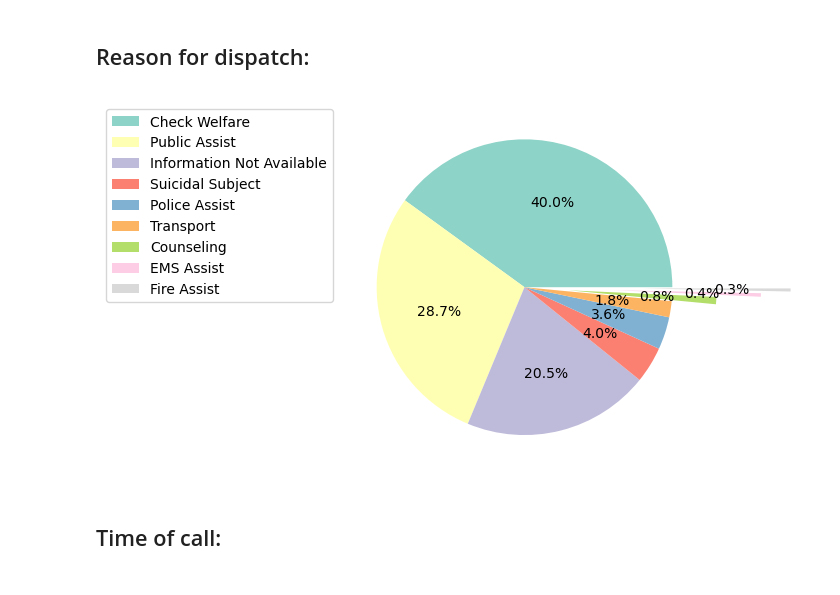
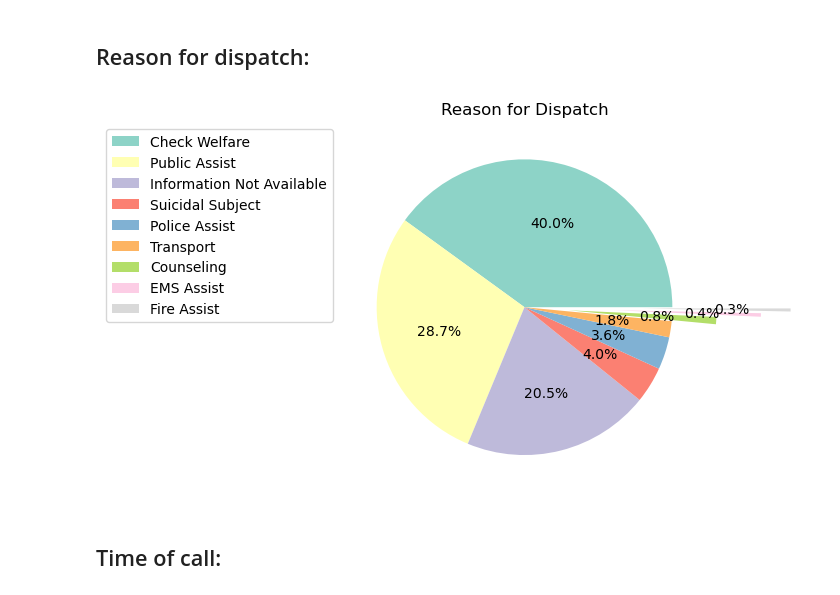
Before and after one commit to ms126/dsci410, a Jupyter notebook: CAHOOTS notebook.ipynb, the cells around one changed output. Saved outputs shown, nothing was run; the diff lists cells and outputs as text; code cells hidden in the pictures.

```diff
--- a/CAHOOTS notebook.ipynb
+++ b/CAHOOTS notebook.ipynb
@@ -200,13 +198,14 @@ plt.show()
 # %%
 explode = [0, 0, 0, 0, 0, 0, 0.3, 0.6, 0.8]
 dispatch_reason = cahoots_data['Reason for Dispatch'].value_counts()
 patches, texts, _ = plt.pie(dispatch_reason, explode=explode, autopct='%1.1f%%', labeldistance=1.05, colors=plt.cm.Set3.colors)
 
 # Create a legend
 plt.legend(patches, dispatch_reason.index, loc=1, bbox_to_anchor=(0, 1))
+plt.title('Reason for Dispatch')
 plt.show()
 # %% [output]
-[figure, old version]
+[figure, new version]
 # %% [markdown]
 ## Time of call:
 # %%
```
Also changed, not shown: parts of 19 cells of this notebook.
